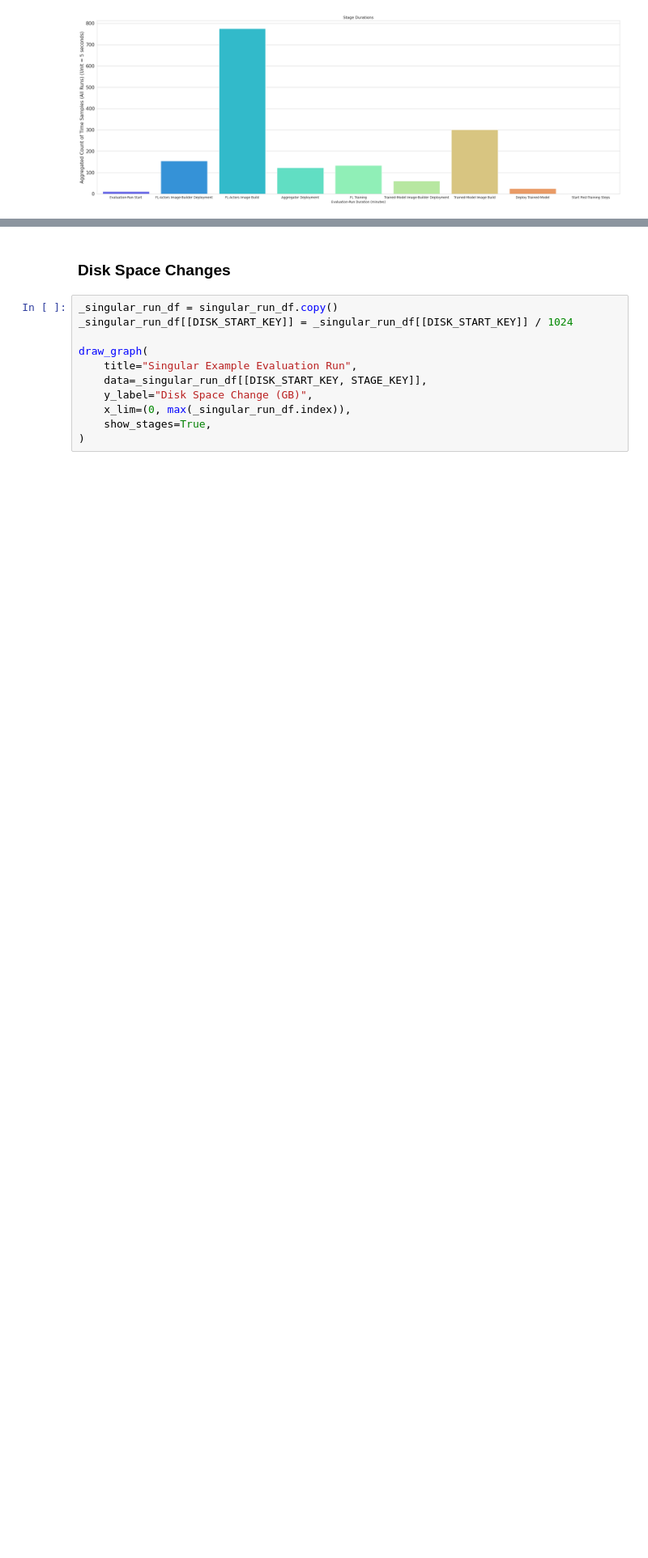
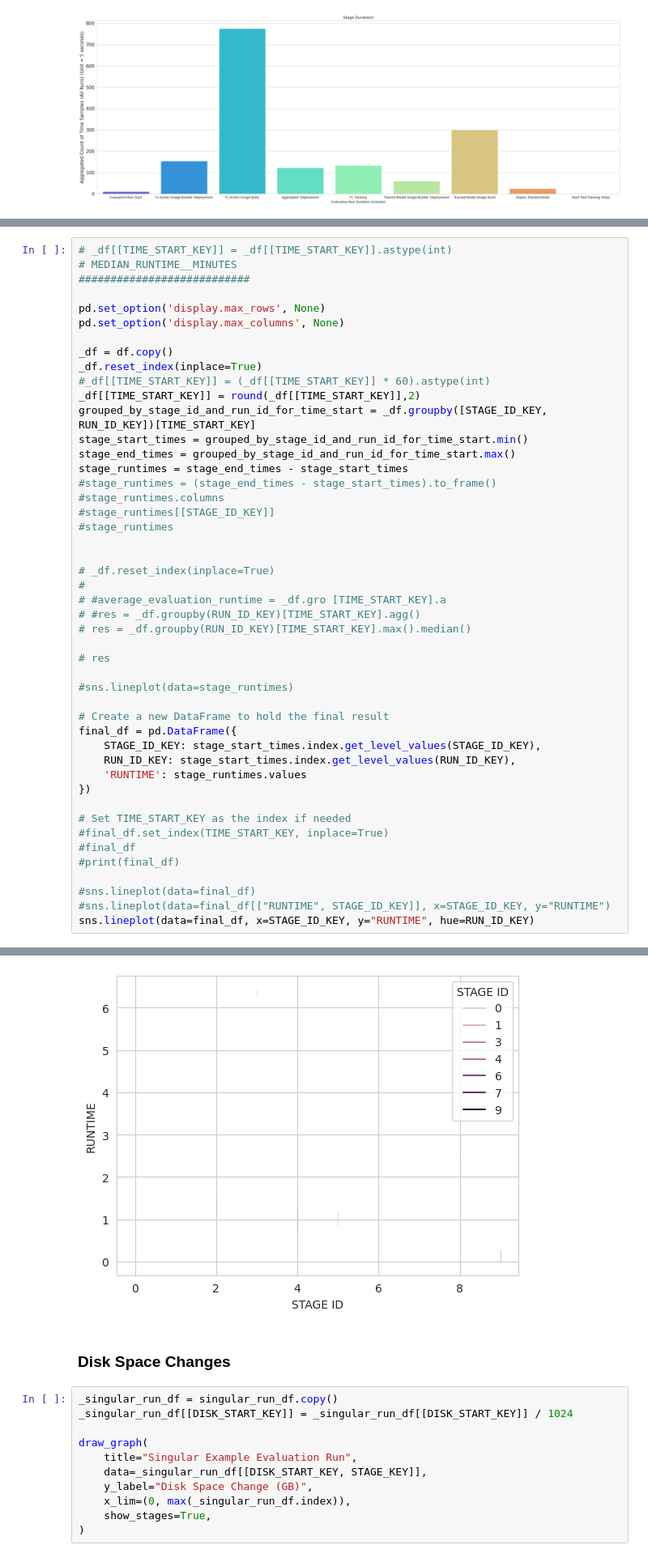
Before and after one commit to oakestra/oakestra-cli, a Jupyter notebook: oak_cli/evaluation/addons/flops/current_tmp_csv_graphs.ipynb, the cells around one changed output, grey strips where cells are left out. Shown at 81% size. Saved outputs shown, nothing was run; the diff lists cells and outputs as text; blank space fills up the shorter version.

```diff
--- a/oak_cli/evaluation/addons/flops/current_tmp_csv_graphs.ipynb
+++ b/oak_cli/evaluation/addons/flops/current_tmp_csv_graphs.ipynb
@@ -166,0 +191,48 @@ draw_graph(
+# %%
+# _df[[TIME_START_KEY]] = _df[[TIME_START_KEY]].astype(int)
+# MEDIAN_RUNTIME__MINUTES
+###########################
+
+pd.set_option('display.max_rows', None)
+pd.set_option('display.max_columns', None)
+
+_df = df.copy()
+_df.reset_index(inplace=True)
+#_df[[TIME_START_KEY]] = (_df[[TIME_START_KEY]] * 60).astype(int)
+_df[[TIME_START_KEY]] = round(_df[[TIME_START_KEY]],2)
+grouped_by_stage_id_and_run_id_for_time_start = _df.groupby([STAGE_ID_KEY, RUN_ID_KEY])[TIME_START_KEY]
+stage_start_times = grouped_by_stage_id_and_run_id_for_time_start.min()
+stage_end_times = grouped_by_stage_id_and_run_id_for_time_start.max()
+stage_runtimes = stage_end_times - stage_start_times
+#stage_runtimes = (stage_end_times - stage_start_times).to_frame()
+#stage_runtimes.columns
+#stage_runtimes[[STAGE_ID_KEY]]
+#stage_runtimes
+
+
+# _df.reset_index(inplace=True)
+#
+# #average_evaluation_runtime = _df.gro [TIME_START_KEY].a
+# #res = _df.groupby(RUN_ID_KEY)[TIME_START_KEY].agg()
+# res = _df.groupby(RUN_ID_KEY)[TIME_START_KEY].max().median()
+
+# res
+
+#sns.lineplot(data=stage_runtimes)
+
+# Create a new DataFrame to hold the final result
+final_df = pd.DataFrame({
+    STAGE_ID_KEY: stage_start_times.index.get_level_values(STAGE_ID_KEY),
+    RUN_ID_KEY: stage_start_times.index.get_level_values(RUN_ID_KEY),
+    'RUNTIME': stage_runtimes.values
+})
+
+# Set TIME_START_KEY as the index if needed
+#final_df.set_index(TIME_START_KEY, inplace=True)
+#final_df
+#print(final_df)
+
+#sns.lineplot(data=final_df)
+#sns.lineplot(data=final_df[["RUNTIME", STAGE_ID_KEY]], x=STAGE_ID_KEY, y="RUNTIME")
+sns.lineplot(data=final_df, x=STAGE_ID_KEY, y="RUNTIME", hue=RUN_ID_KEY)
+# %% [output]
@@ -167,3 +240,4 @@ draw_graph(
+[figure, added]
 # %% [markdown]
 ### Disk Space Changes
 # %%
```
Also changed, not shown: parts of 5 cells of this notebook, 1 other file.
